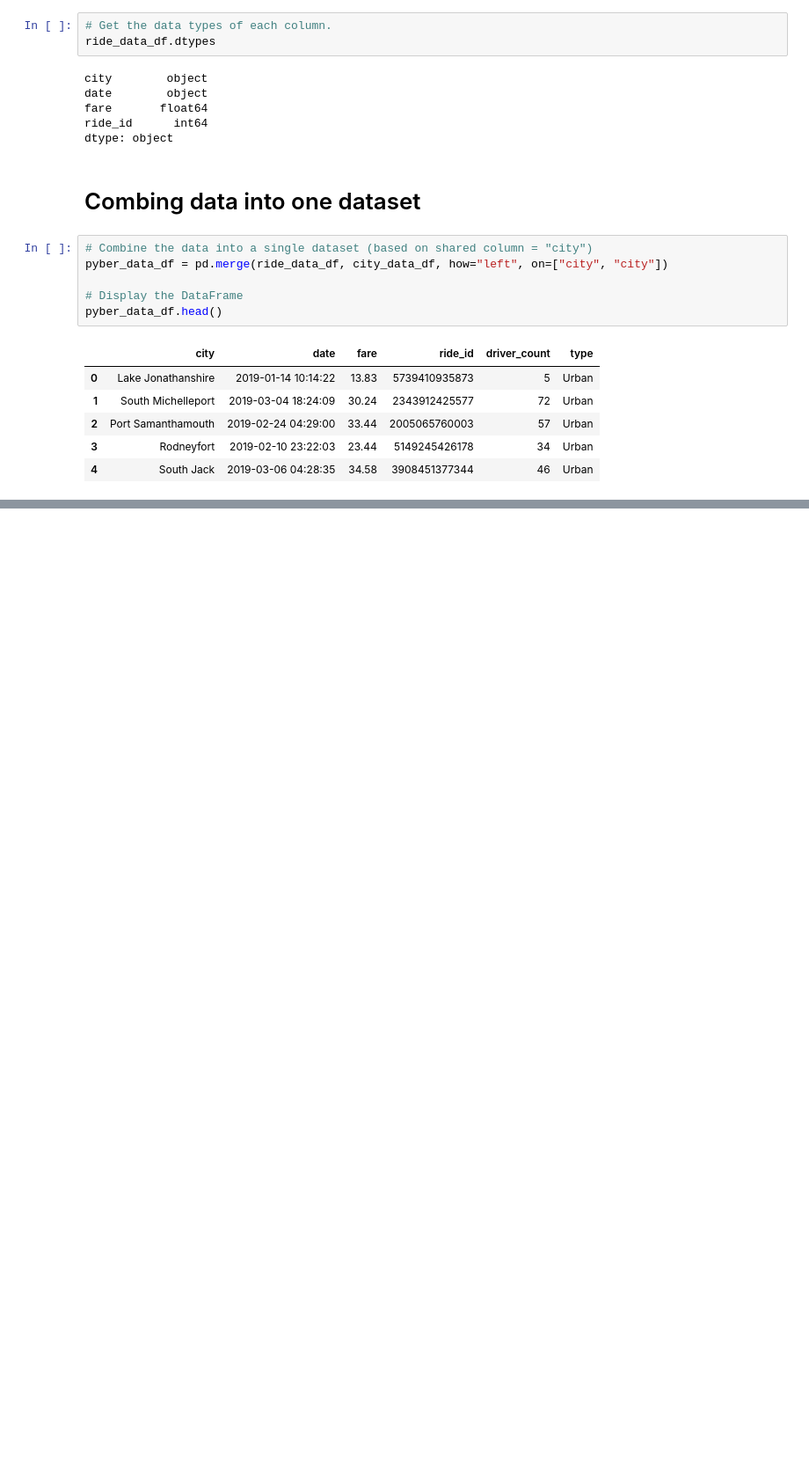
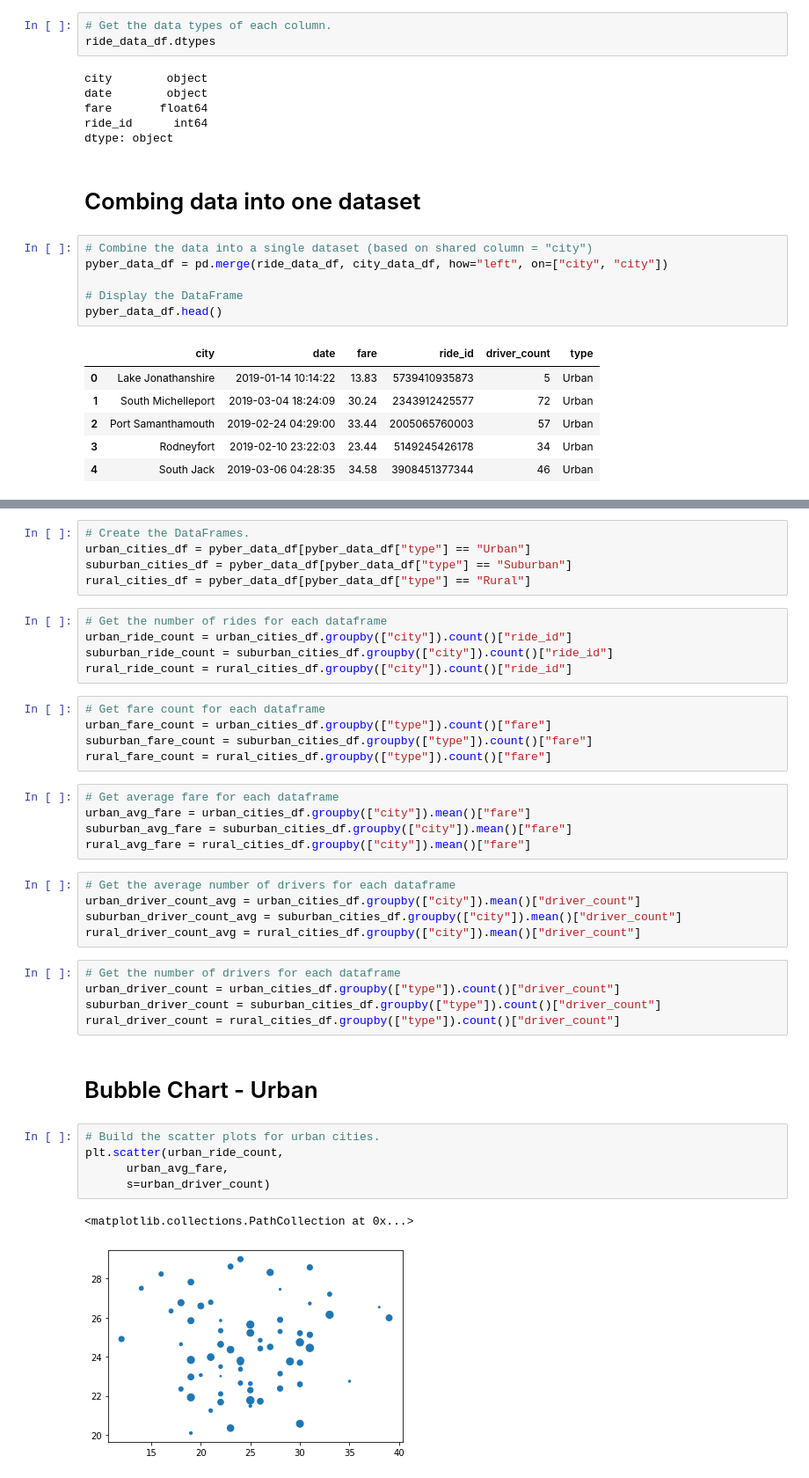
Before and after one commit to Michaelfr22/PyBer_Analysis, a Jupyter notebook: PyBer.ipynb, the cells around one changed output, grey strips where cells are left out. Shown at 88% size. Cells and saved outputs as stored; diff of their text form; blank space fills up the shorter version.

```diff
--- a/PyBer.ipynb
+++ b/PyBer.ipynb
@@ -118,0 +121,40 @@ pyber_data_df.head()
+# %%
+# Create the DataFrames.
+urban_cities_df = pyber_data_df[pyber_data_df["type"] == "Urban"]
+suburban_cities_df = pyber_data_df[pyber_data_df["type"] == "Suburban"]
+rural_cities_df = pyber_data_df[pyber_data_df["type"] == "Rural"]
+# %%
+# Get the number of rides for each dataframe
+urban_ride_count = urban_cities_df.groupby(["city"]).count()["ride_id"]
+suburban_ride_count = suburban_cities_df.groupby(["city"]).count()["ride_id"]
+rural_ride_count = rural_cities_df.groupby(["city"]).count()["ride_id"]
+# %%
+# Get fare count for each dataframe
+urban_fare_count = urban_cities_df.groupby(["type"]).count()["fare"]
+suburban_fare_count = suburban_cities_df.groupby(["type"]).count()["fare"]
+rural_fare_count = rural_cities_df.groupby(["type"]).count()["fare"]
+# %%
+# Get average fare for each dataframe
+urban_avg_fare = urban_cities_df.groupby(["city"]).mean()["fare"]
+suburban_avg_fare = suburban_cities_df.groupby(["city"]).mean()["fare"]
+rural_avg_fare = rural_cities_df.groupby(["city"]).mean()["fare"]
+# %%
+# Get the average number of drivers for each dataframe
+urban_driver_count_avg = urban_cities_df.groupby(["city"]).mean()["driver_count"]
+suburban_driver_count_avg = suburban_cities_df.groupby(["city"]).mean()["driver_count"]
+rural_driver_count_avg = rural_cities_df.groupby(["city"]).mean()["driver_count"]
+# %%
+# Get the number of drivers for each dataframe
+urban_driver_count = urban_cities_df.groupby(["type"]).count()["driver_count"]
+suburban_driver_count = suburban_cities_df.groupby(["type"]).count()["driver_count"]
+rural_driver_count = rural_cities_df.groupby(["type"]).count()["driver_count"]
+# %% [markdown]
+# Bubble Chart - Urban
+# %%
+# Build the scatter plots for urban cities.
+plt.scatter(urban_ride_count,
+      urban_avg_fare,
+      s=urban_driver_count)
+# %% [output]
+<matplotlib.collections.PathCollection at 0x...>
+[figure, added]
```
Also changed, not shown: parts of 32 cells of this notebook.
